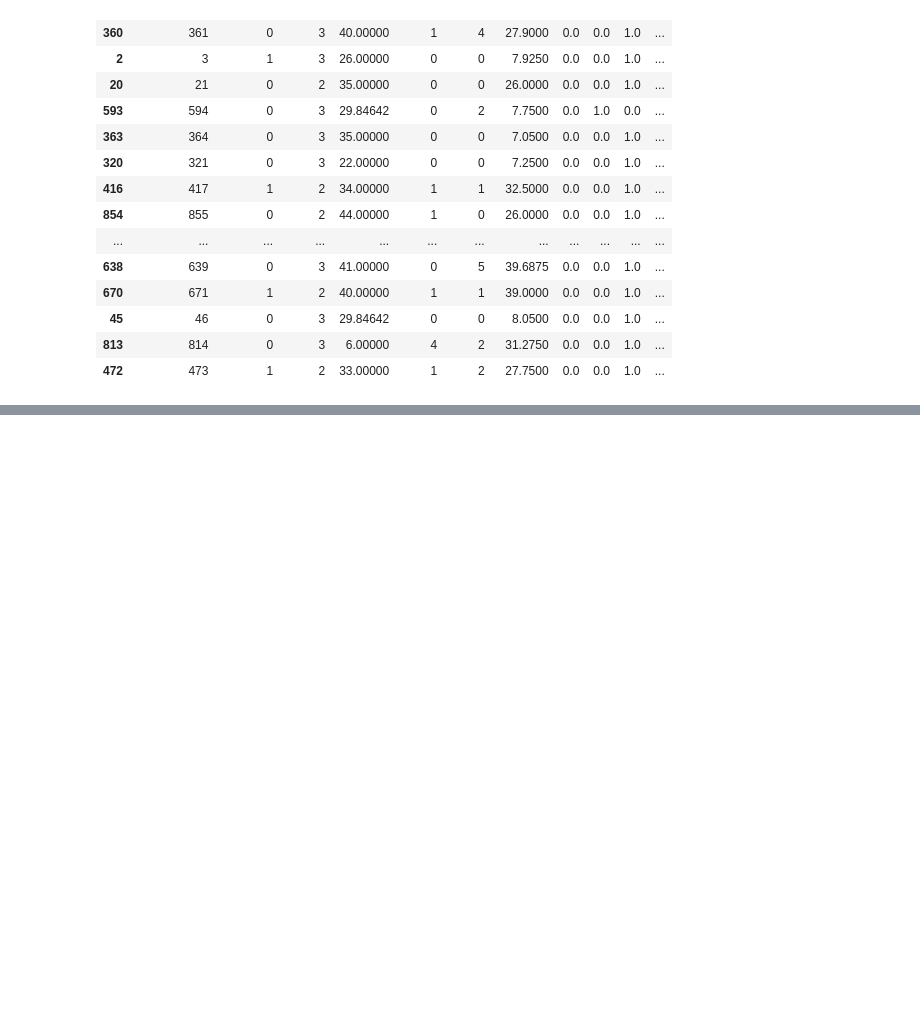
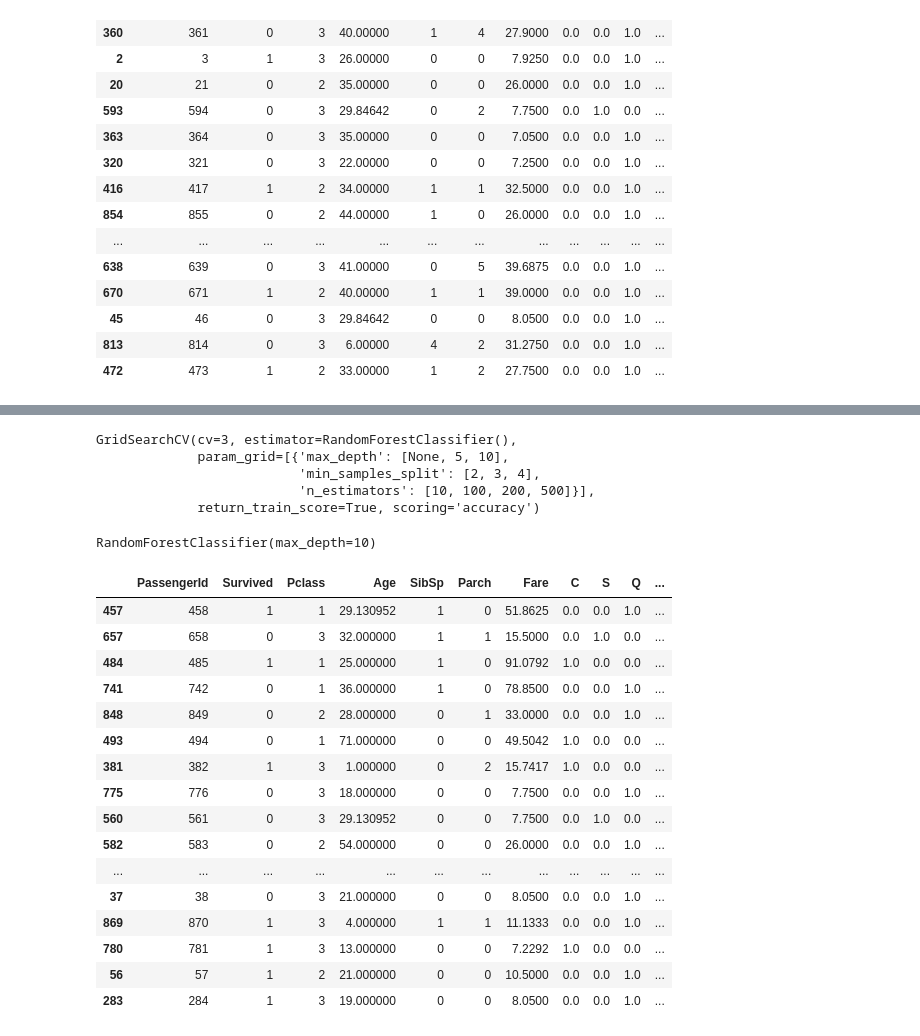
Before and after one commit to KeneanDita/Titanic-Survival-Predictor, a Jupyter notebook: Untitled.ipynb, the cells around one changed output, grey strips where cells are left out. Saved outputs shown, nothing was run; the diff lists cells and outputs as text; code cells hidden in the pictures; blank space fills up the shorter version.

Commit message:
Model training and GridSearchCrossValidation

```diff
--- a/Untitled.ipynb
+++ b/Untitled.ipynb
@@ -156,0 +182,21 @@ strat_train_set
+# %%
+from sklearn.ensemble import RandomForestClassifier
+from sklearn.model_selection import GridSearchCV
+
+clf = RandomForestClassifier()
+
+param_grid = [
+    {"n_estimators":[10, 100, 200, 500],
+     "max_depth":[None, 5, 10],
+     "min_samples_split":[2,3,4]}
+
+]
+
+grid_search = GridSearchCV(clf, param_grid, cv=3, scoring="accuracy", return_train_score=True)
+grid_search.fit(X_data, y_data)
+# %% [output]
+GridSearchCV(cv=3, estimator=RandomForestClassifier(),
+             param_grid=[{'max_depth': [None, 5, 10],
+                          'min_samples_split': [2, 3, 4],
+                          'n_estimators': [10, 100, 200, 500]}],
+             return_train_score=True, scoring='accuracy')
@@ -156,0 +205,26 @@ strat_train_set
+# %%
+final_clf
+# %% [output]
+RandomForestClassifier(max_depth=10)
+# %%
+strat_test_set = pipline.fit_transform(strat_test_set)
+# %%
+strat_test_set
+# %% [output]
+|  | PassengerId | Survived | Pclass | Age | SibSp | Parch | Fare | C | S | Q | ... |
+| 457 | 458 | 1 | 1 | 29.130952 | 1 | 0 | 51.8625 | 0.0 | 0.0 | 1.0 | ... |
+| 657 | 658 | 0 | 3 | 32.000000 | 1 | 1 | 15.5000 | 0.0 | 1.0 | 0.0 | ... |
+| 484 | 485 | 1 | 1 | 25.000000 | 1 | 0 | 91.0792 | 1.0 | 0.0 | 0.0 | ... |
+| 741 | 742 | 0 | 1 | 36.000000 | 1 | 0 | 78.8500 | 0.0 | 0.0 | 1.0 | ... |
+| 848 | 849 | 0 | 2 | 28.000000 | 0 | 1 | 33.0000 | 0.0 | 0.0 | 1.0 | ... |
+| 493 | 494 | 0 | 1 | 71.000000 | 0 | 0 | 49.5042 | 1.0 | 0.0 | 0.0 | ... |
+| 381 | 382 | 1 | 3 | 1.000000 | 0 | 2 | 15.7417 | 1.0 | 0.0 | 0.0 | ... |
+| 775 | 776 | 0 | 3 | 18.000000 | 0 | 0 | 7.7500 | 0.0 | 0.0 | 1.0 | ... |
+| 560 | 561 | 0 | 3 | 29.130952 | 0 | 0 | 7.7500 | 0.0 | 1.0 | 0.0 | ... |
+| 582 | 583 | 0 | 2 | 54.000000 | 0 | 0 | 26.0000 | 0.0 | 0.0 | 1.0 | ... |
+| ... | ... | ... | ... | ... | ... | ... | ... | ... | ... | ... | ... |
+| 37 | 38 | 0 | 3 | 21.000000 | 0 | 0 | 8.0500 | 0.0 | 0.0 | 1.0 | ... |
+| 869 | 870 | 1 | 3 | 4.000000 | 1 | 1 | 11.1333 | 0.0 | 0.0 | 1.0 | ... |
+| 780 | 781 | 1 | 3 | 13.000000 | 0 | 0 | 7.2292 | 1.0 | 0.0 | 0.0 | ... |
+| 56 | 57 | 1 | 2 | 21.000000 | 0 | 0 | 10.5000 | 0.0 | 0.0 | 1.0 | ... |
+| 283 | 284 | 1 | 3 | 19.000000 | 0 | 0 | 8.0500 | 0.0 | 0.0 | 1.0 | ... |
```
Also changed, not shown: parts of 3 cells of this notebook.
